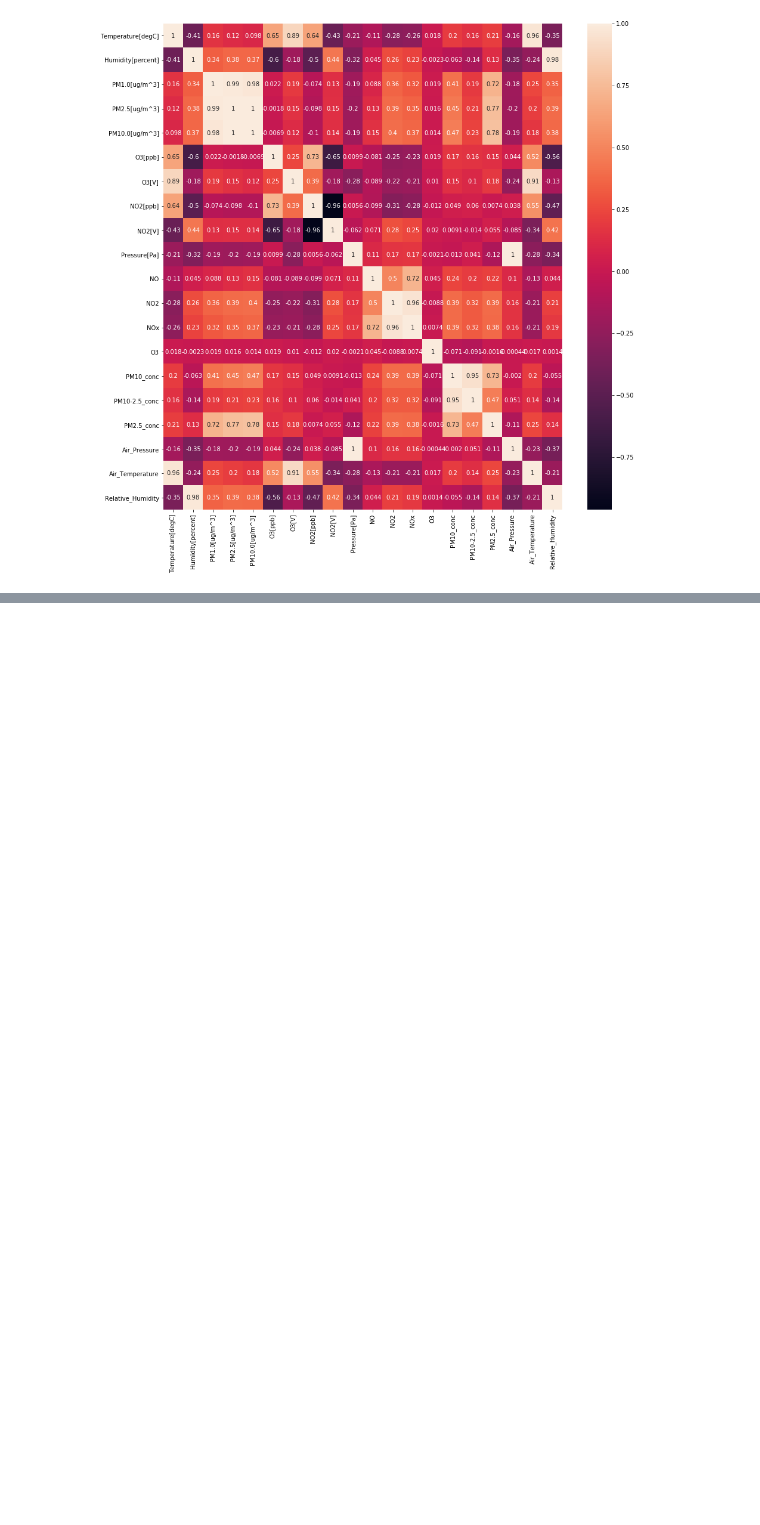
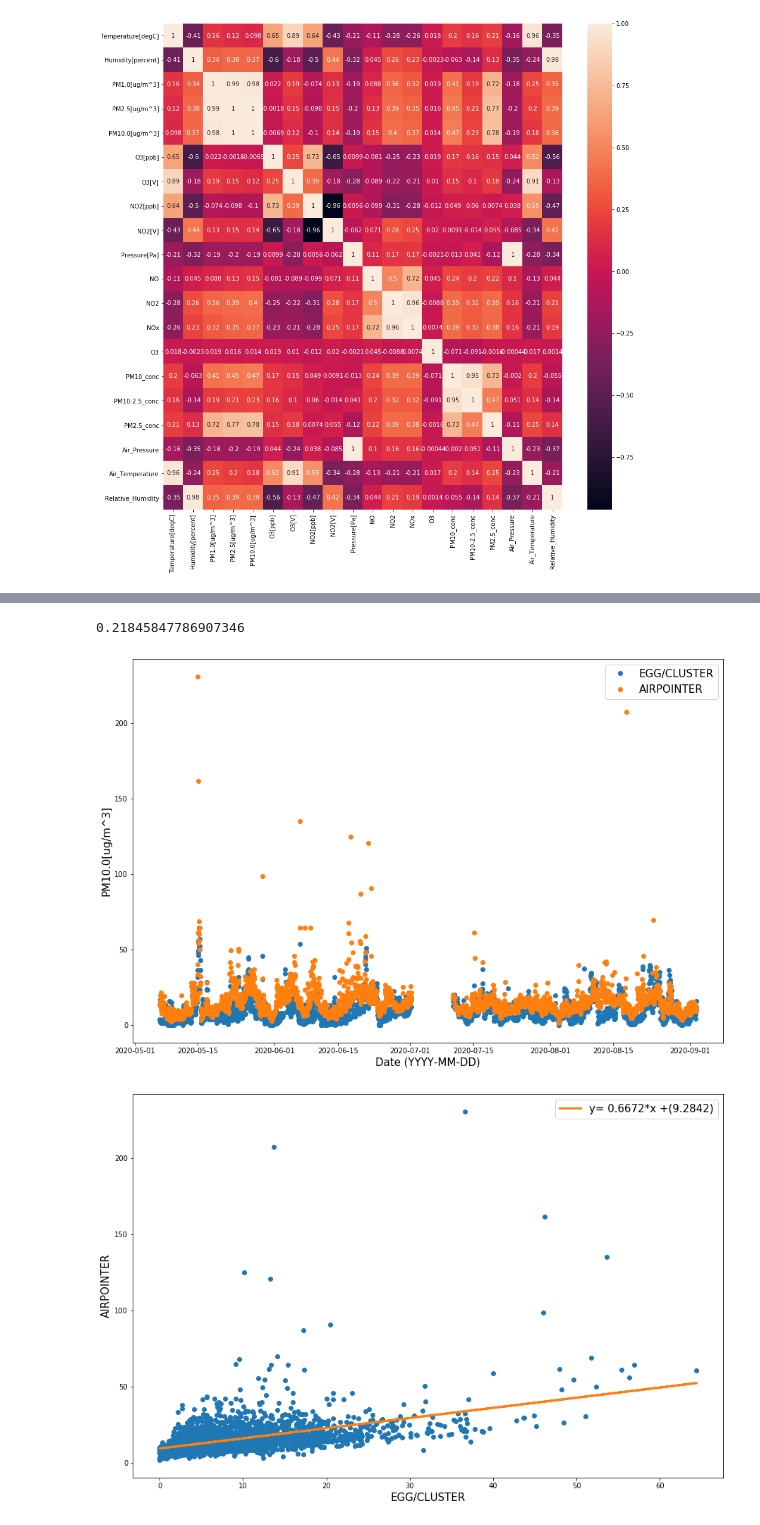
Before and after one commit to JonathanALevine/AQEggs, a Jupyter notebook: Egg1Features.ipynb, the cells around one changed output, grey strips where cells are left out. Drawn from its saved outputs; the diff is of its cells as text; code cells hidden in the pictures; blank space fills up the shorter version.

```diff
--- a/Egg1Features.ipynb
+++ b/Egg1Features.ipynb
@@ -92,0 +190,33 @@ metrics.r2_score(yValues, linear_regression.predict(xValues.reshape(-1,1)))
+# %%
+# ----------------------------- PM10.0 FROM CLUSTER vs. PM10.0 FROM AIRPOINTER ----------------------------------------
+plt.figure(figsize=(15,10))
+plt.plot(dataframe.index.to_series(), dataframe['PM10.0[ug/m^3]'], 'o', label="EGG/CLUSTER")
+plt.plot(dataframe.index.to_series(), dataframe['PM10_conc'], 'o', label='AIRPOINTER')
+plt.xlabel('Date (YYYY-MM-DD)', fontsize=15)
+plt.ylabel('PM10.0[ug/m^3]', fontsize=15)
+plt.legend(loc='best', fontsize=15)
+
+# Calculate a regression line
+# Egg sensor
+xValues = dataframe['PM10.0[ug/m^3]'].to_numpy()
+# Airpointer
+yValues = dataframe['PM10_conc'].to_numpy()
+# Regression Line
+linear_regression = LinearRegression().fit(xValues.reshape(-1,1), yValues)
+# Plot the values graph with the regression line
+plt.figure(figsize=(15,10))
+plt.plot(xValues, yValues, 'o')
+plt.plot(xValues,
+         linear_regression.predict(xValues.reshape(-1,1)),
+         label='y= {:0.4f}*x +({:0.4f})'.format(linear_regression.coef_[0], linear_regression.intercept_),
+         linewidth=3)
+plt.xlabel('EGG/CLUSTER', fontsize=15)
+plt.ylabel('AIRPOINTER', fontsize=15)
+plt.legend(loc='best', fontsize=15)
+
+# Calculate the R2 score
+metrics.r2_score(yValues, linear_regression.predict(xValues.reshape(-1,1)))
+# %% [output]
+0.21845847786907346
+[figure, added]
+[figure, added]
```
Also changed, not shown: parts of 8 cells of this notebook.
